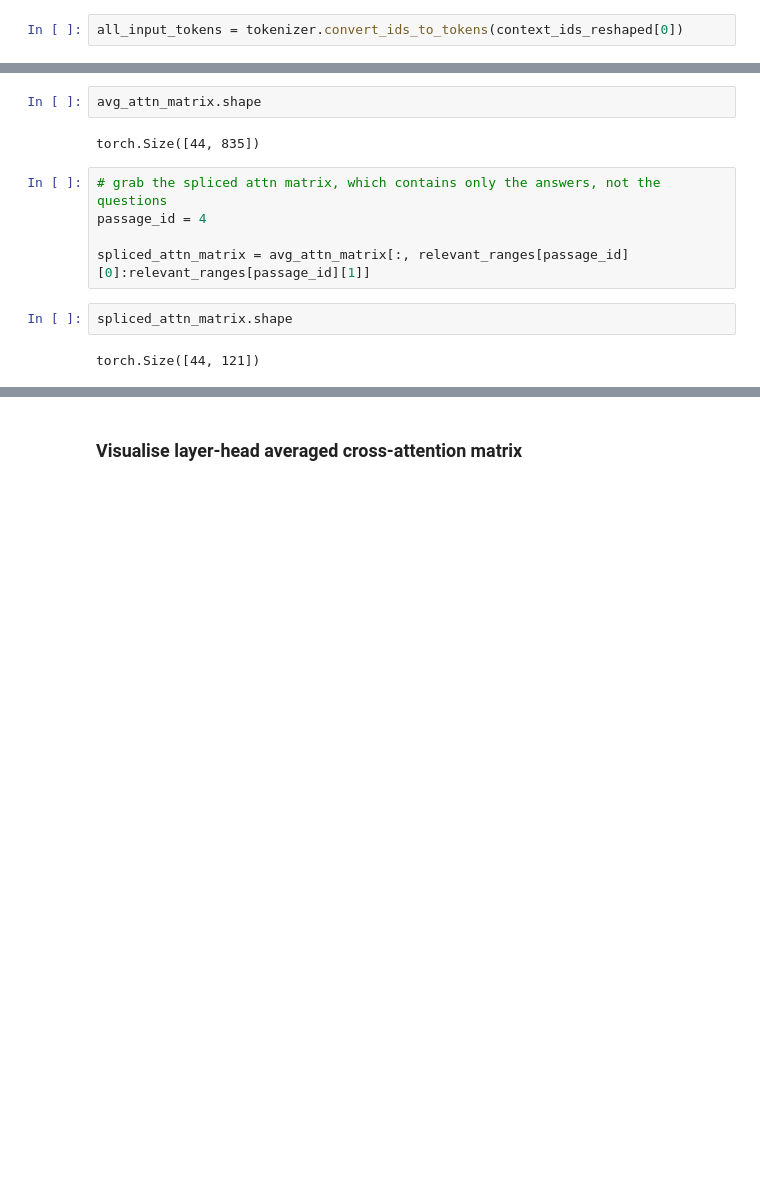
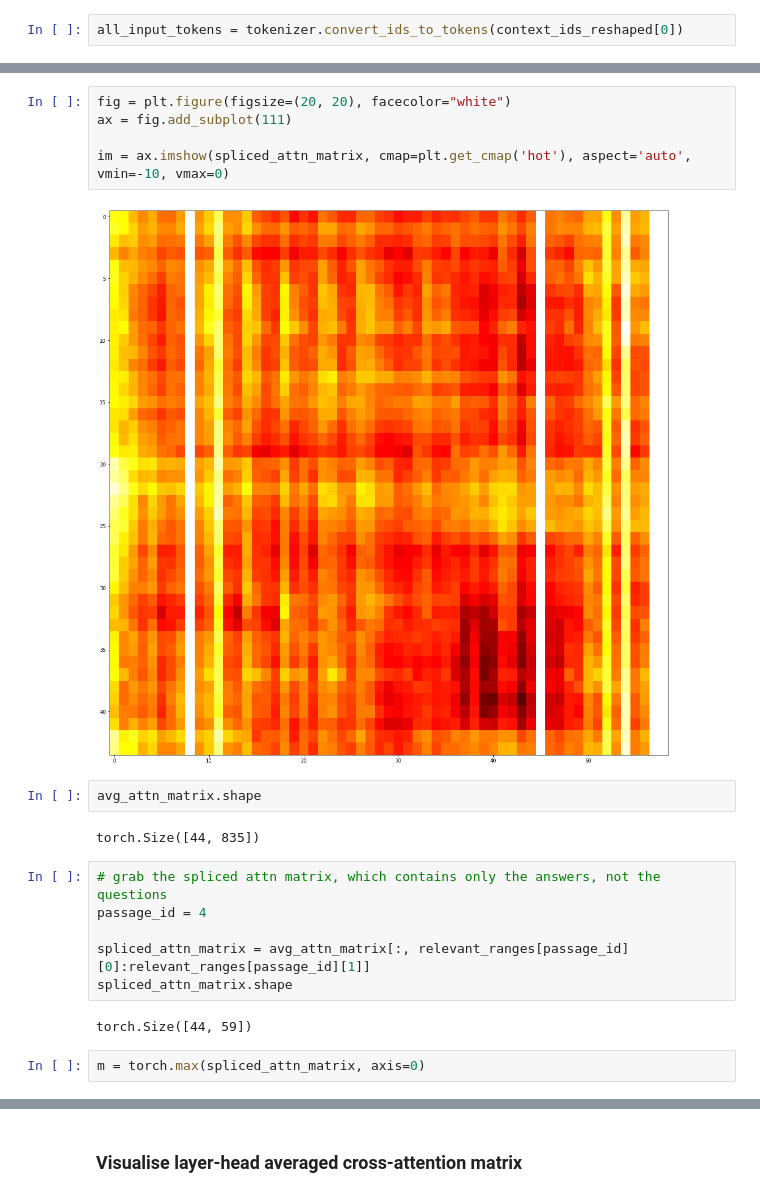
Before and after one commit to casetext/FiD, a Jupyter notebook: notebooks/FiD_confidence_thresholding.ipynb, the cells around one changed output, grey strips where cells are left out. Drawn from its saved outputs; the diff is of its cells as text; blank space fills up the shorter version.

```diff
--- a/notebooks/FiD_confidence_thresholding.ipynb
+++ b/notebooks/FiD_confidence_thresholding.ipynb
@@ -376,3 +406,10 @@ relevant_ranges
+# %%
+fig = plt.figure(figsize=(20, 20), facecolor="white")
+ax = fig.add_subplot(111)
+
+im = ax.imshow(spliced_attn_matrix, cmap=plt.get_cmap('hot'), aspect='auto', vmin=-10, vmax=0)
+# %% [output]
+[figure, added]
 # %%
 avg_attn_matrix.shape
 # %% [output]
@@ -382,7 +419,8 @@ torch.Size([44, 835])
 passage_id = 4
 
 spliced_attn_matrix = avg_attn_matrix[:, relevant_ranges[passage_id][0]:relevant_ranges[passage_id][1]]
+spliced_attn_matrix.shape
+# %% [output]
+torch.Size([44, 59])
-# %%
-spliced_attn_matrix.shape
-# %% [output]
-torch.Size([44, 121])
+# %%
+m = torch.max(spliced_attn_matrix, axis=0)
```
Also changed, not shown: parts of 14 cells of this notebook.
